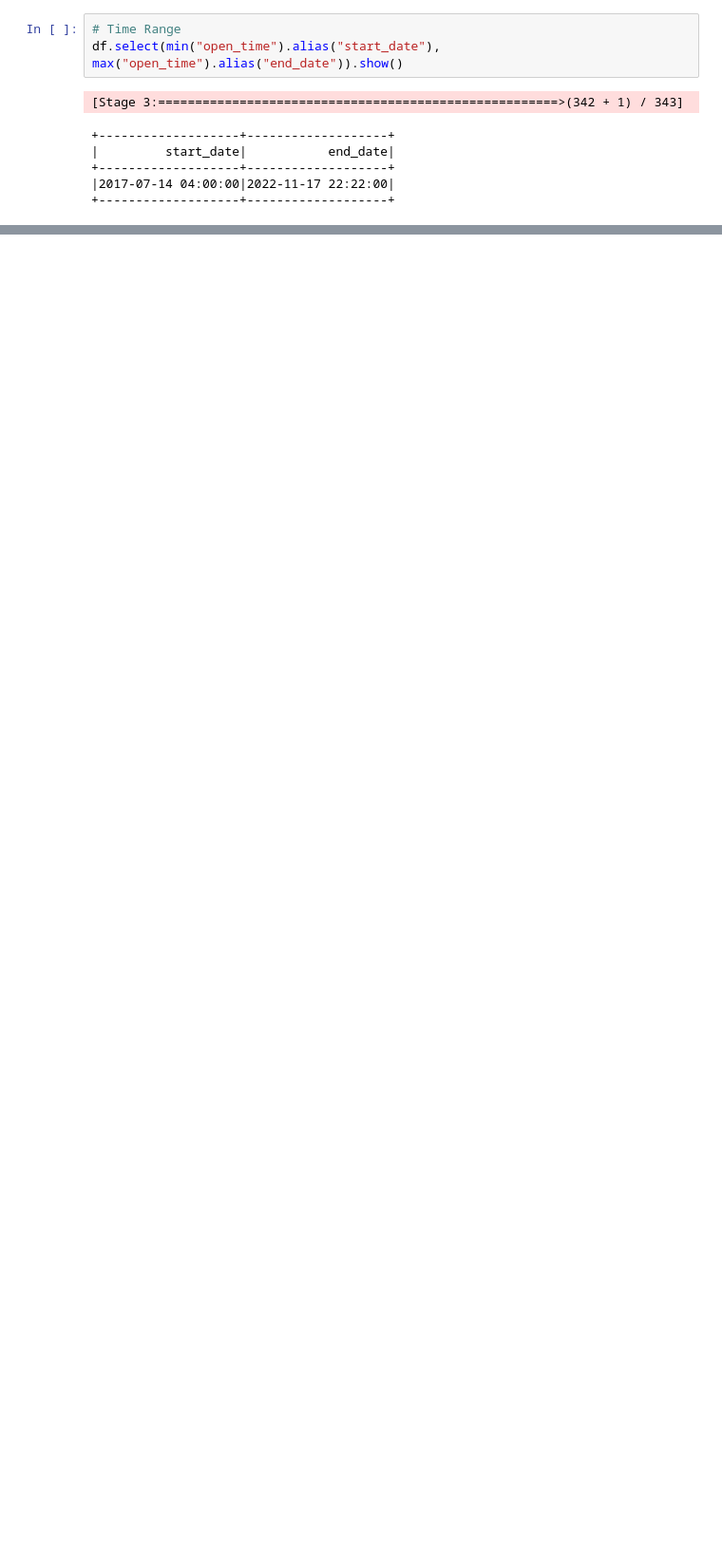
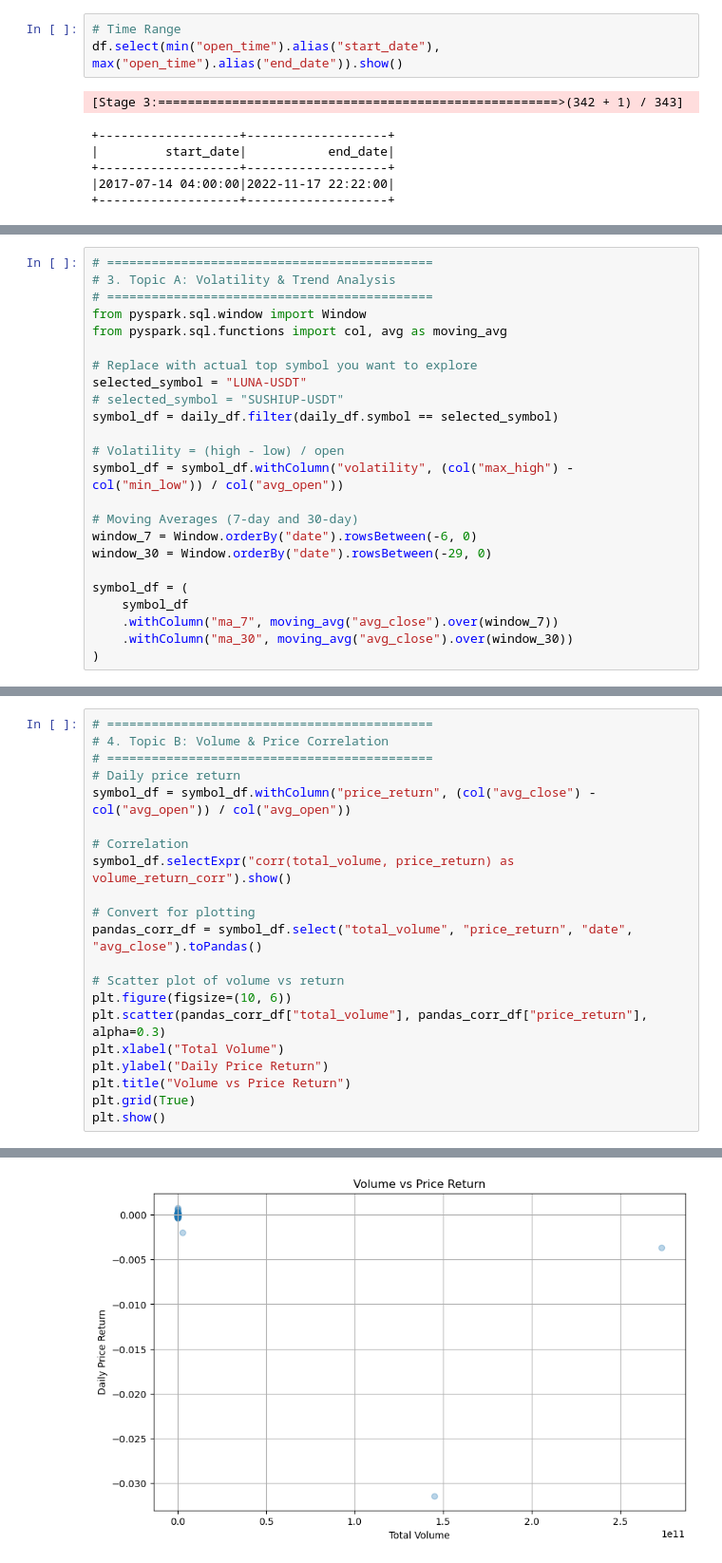
Before and after one commit to NiranjanRao07/CryptoSpark, a Jupyter notebook: EDA/binance_eda_jupyter.ipynb, the cells around one changed output, grey strips where cells are left out. Shown at 95% size. Drawn from its saved outputs; the diff is of its cells as text; blank space fills up the shorter version.

```diff
--- a/EDA/binance_eda_jupyter.ipynb
+++ b/EDA/binance_eda_jupyter.ipynb
@@ -225,0 +128,24 @@ plt.show()
+# %%
+# ============================================
+# 3. Topic A: Volatility & Trend Analysis
+# ============================================
+from pyspark.sql.window import Window
+from pyspark.sql.functions import col, avg as moving_avg
+
+# Replace with actual top symbol you want to explore
+selected_symbol = "LUNA-USDT"
+# selected_symbol = "SUSHIUP-USDT"
+symbol_df = daily_df.filter(daily_df.symbol == selected_symbol)
+
+# Volatility = (high - low) / open
+symbol_df = symbol_df.withColumn("volatility", (col("max_high") - col("min_low")) / col("avg_open"))
+
+# Moving Averages (7-day and 30-day)
+window_7 = Window.orderBy("date").rowsBetween(-6, 0)
+window_30 = Window.orderBy("date").rowsBetween(-29, 0)
+
+symbol_df = (
+    symbol_df
+    .withColumn("ma_7", moving_avg("avg_close").over(window_7))
+    .withColumn("ma_30", moving_avg("avg_close").over(window_30))
+)
@@ -225,0 +177,22 @@ plt.show()
+# %%
+# ============================================
+# 4. Topic B: Volume & Price Correlation
+# ============================================
+# Daily price return
+symbol_df = symbol_df.withColumn("price_return", (col("avg_close") - col("avg_open")) / col("avg_open"))
+
+# Correlation
+symbol_df.selectExpr("corr(total_volume, price_return) as volume_return_corr").show()
+
+# Convert for plotting
+pandas_corr_df = symbol_df.select("total_volume", "price_return", "date", "avg_close").toPandas()
+
+# Scatter plot of volume vs return
+plt.figure(figsize=(10, 6))
+plt.scatter(pandas_corr_df["total_volume"], pandas_corr_df["price_return"], alpha=0.3)
+plt.xlabel("Total Volume")
+plt.ylabel("Daily Price Return")
+plt.title("Volume vs Price Return")
+plt.grid(True)
+plt.show()
+# %% [output]
@@ -225,0 +204 @@ plt.show()
+[figure, added]
```
Also changed, not shown: parts of 20 cells of this notebook.
